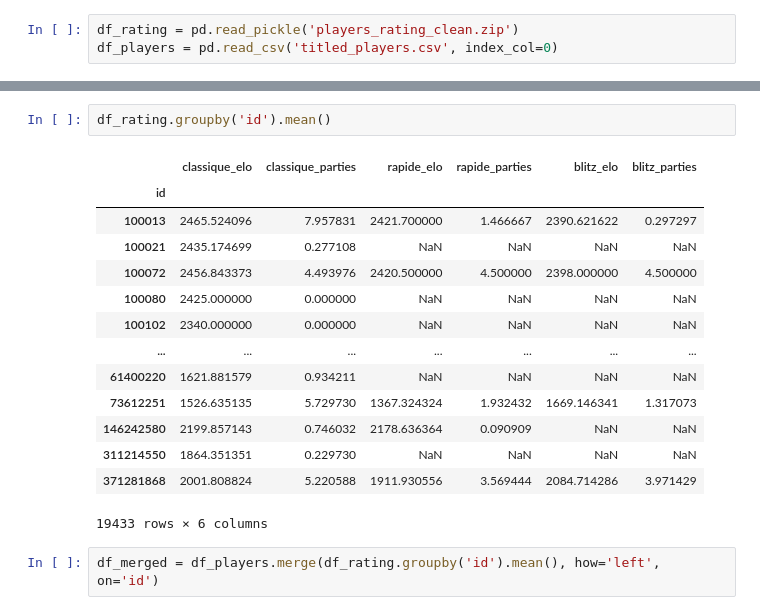
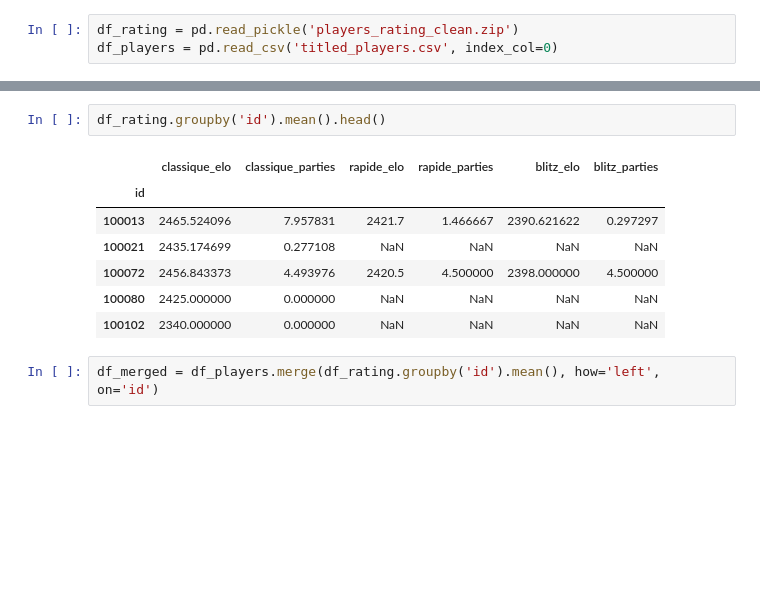
Before and after one commit to vinthara/chess, a Jupyter notebook: data_eda2.ipynb, the cells around one changed output, grey strips where cells are left out. Drawn from its saved outputs; the diff is of its cells as text; blank space fills up the shorter version.

```diff
--- a/data_eda2.ipynb
+++ b/data_eda2.ipynb
@@ -28,20 +21,13 @@ df_rating.groupby('id').max()
 # %%
-df_rating.groupby('id').mean()
+df_rating.groupby('id').mean().head()
 # %% [output]
 |  | classique_elo | classique_parties | rapide_elo | rapide_parties | blitz_elo | blitz_parties |
 | id |  |  |  |  |  |  |
-| 100013 | 2465.524096 | 7.957831 | 2421.700000 | 1.466667 | 2390.621622 | 0.297297 |
+| 100013 | 2465.524096 | 7.957831 | 2421.7 | 1.466667 | 2390.621622 | 0.297297 |
 | 100021 | 2435.174699 | 0.277108 | NaN | NaN | NaN | NaN |
-| 100072 | 2456.843373 | 4.493976 | 2420.500000 | 4.500000 | 2398.000000 | 4.500000 |
+| 100072 | 2456.843373 | 4.493976 | 2420.5 | 4.500000 | 2398.000000 | 4.500000 |
 | 100080 | 2425.000000 | 0.000000 | NaN | NaN | NaN | NaN |
 | 100102 | 2340.000000 | 0.000000 | NaN | NaN | NaN | NaN |
-| ... | ... | ... | ... | ... | ... | ... |
-| 61400220 | 1621.881579 | 0.934211 | NaN | NaN | NaN | NaN |
-| 73612251 | 1526.635135 | 5.729730 | 1367.324324 | 1.932432 | 1669.146341 | 1.317073 |
-| 146242580 | 2199.857143 | 0.746032 | 2178.636364 | 0.090909 | NaN | NaN |
-| 311214550 | 1864.351351 | 0.229730 | NaN | NaN | NaN | NaN |
-| 371281868 | 2001.808824 | 5.220588 | 1911.930556 | 3.569444 | 2084.714286 | 3.971429 |
-19433 rows × 6 columns
 # %%
 df_merged = df_players.merge(df_rating.groupby('id').mean(), how='left', on='id')
 # %%
```
Also changed, not shown: parts of 7 cells of this notebook, 3 other files.
